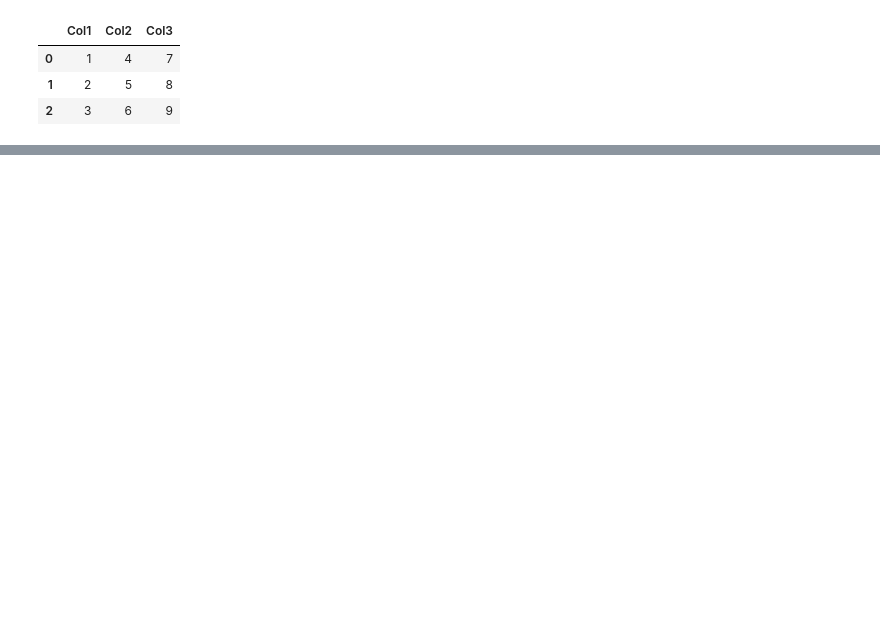
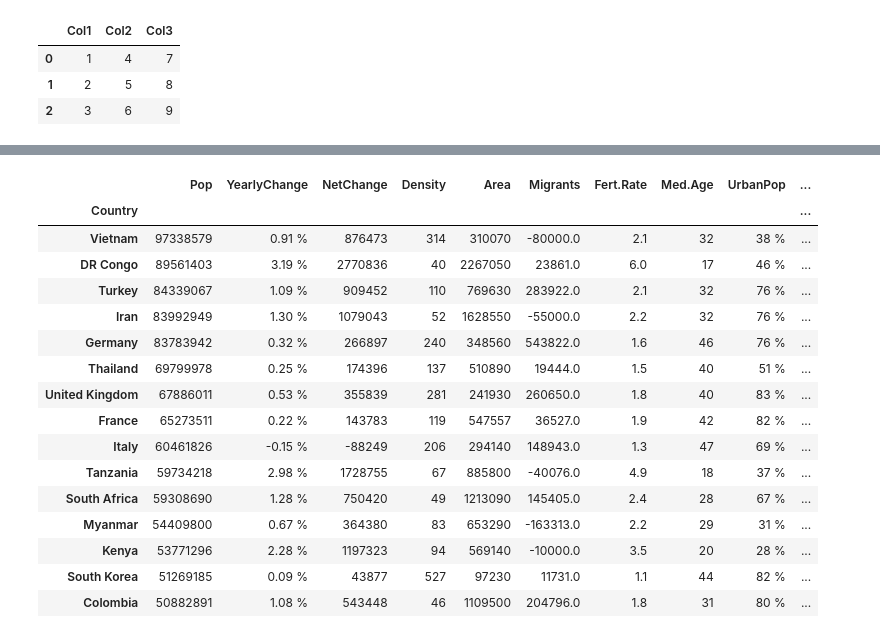
Before and after one commit to ppedvAG/Python-MachineLearningundVisualisierung-243656, a Jupyter notebook: M003.ipynb, the cells around one changed output, grey strips where cells are left out. Saved outputs shown, nothing was run; the diff lists cells and outputs as text; code cells hidden in the pictures; blank space fills up the shorter version.

```diff
--- a/M003.ipynb
+++ b/M003.ipynb
@@ -102,0 +158,6 @@ pd.read_csv("Data/PopulationData.csv")
+# %%
+data.set_index("Country (or dependency)", inplace=True)
+# Jede Pandas-Funktion erzeugt immer ein neues Datenset (Original bleibt unverändert)
+# Mit inplace=True oder data = data... kann die Änderung angewandt werden
+# %%
+data = data.drop(columns=["#"])
@@ -102,0 +185,9 @@ pd.read_csv("Data/PopulationData.csv")
+# %%
+data.rename(columns={
+    "Country (or dependency)": "Country",  # Index-Spalte wird nicht verändert
+    "Population(2020)": "Pop",
+    "Density(P/Km²)": "Density",
+    "Land Area(Km²)": "Area",
+    "Migrants(net)": "Migrants",
+    "UrbanPop %": "UrbanPop"
+}, inplace=True)
@@ -102,0 +211,2 @@ pd.read_csv("Data/PopulationData.csv")
+# %%
+data.index.name = "Country"  # Index-Name setzen
@@ -102,0 +462,20 @@ pd.read_csv("Data/PopulationData.csv")
+# %%
+data[(data["Pop"] > 50_000_000) & (data["Pop"] < 100_000_000)]  # Mehrere Bedingungen MÜSSEN mit & und | verbunden werden
+# %% [output]
+|  | Pop | YearlyChange | NetChange | Density | Area | Migrants | Fert.Rate | Med.Age | UrbanPop | ... |
+| Country |  |  |  |  |  |  |  |  |  | ... |
+| Vietnam | 97338579 | 0.91 % | 876473 | 314 | 310070 | -80000.0 | 2.1 | 32 | 38 % | ... |
+| DR Congo | 89561403 | 3.19 % | 2770836 | 40 | 2267050 | 23861.0 | 6.0 | 17 | 46 % | ... |
+| Turkey | 84339067 | 1.09 % | 909452 | 110 | 769630 | 283922.0 | 2.1 | 32 | 76 % | ... |
+| Iran | 83992949 | 1.30 % | 1079043 | 52 | 1628550 | -55000.0 | 2.2 | 32 | 76 % | ... |
+| Germany | 83783942 | 0.32 % | 266897 | 240 | 348560 | 543822.0 | 1.6 | 46 | 76 % | ... |
+| Thailand | 69799978 | 0.25 % | 174396 | 137 | 510890 | 19444.0 | 1.5 | 40 | 51 % | ... |
+| United Kingdom | 67886011 | 0.53 % | 355839 | 281 | 241930 | 260650.0 | 1.8 | 40 | 83 % | ... |
+| France | 65273511 | 0.22 % | 143783 | 119 | 547557 | 36527.0 | 1.9 | 42 | 82 % | ... |
+| Italy | 60461826 | -0.15 % | -88249 | 206 | 294140 | 148943.0 | 1.3 | 47 | 69 % | ... |
+| Tanzania | 59734218 | 2.98 % | 1728755 | 67 | 885800 | -40076.0 | 4.9 | 18 | 37 % | ... |
+| South Africa | 59308690 | 1.28 % | 750420 | 49 | 1213090 | 145405.0 | 2.4 | 28 | 67 % | ... |
+| Myanmar | 54409800 | 0.67 % | 364380 | 83 | 653290 | -163313.0 | 2.2 | 29 | 31 % | ... |
+| Kenya | 53771296 | 2.28 % | 1197323 | 94 | 569140 | -10000.0 | 3.5 | 20 | 28 % | ... |
+| South Korea | 51269185 | 0.09 % | 43877 | 527 | 97230 | 11731.0 | 1.1 | 44 | 82 % | ... |
+| Colombia | 50882891 | 1.08 % | 543448 | 46 | 1109500 | 204796.0 | 1.8 | 31 | 80 % | ... |
```
Also changed, not shown: parts of 47 cells of this notebook, 1 other file.
